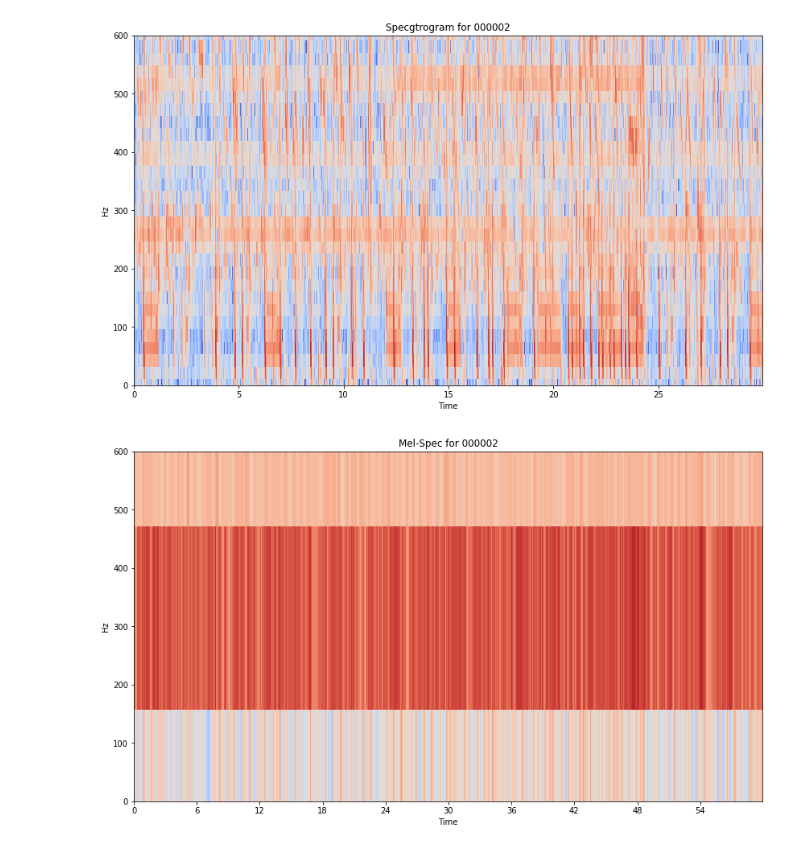
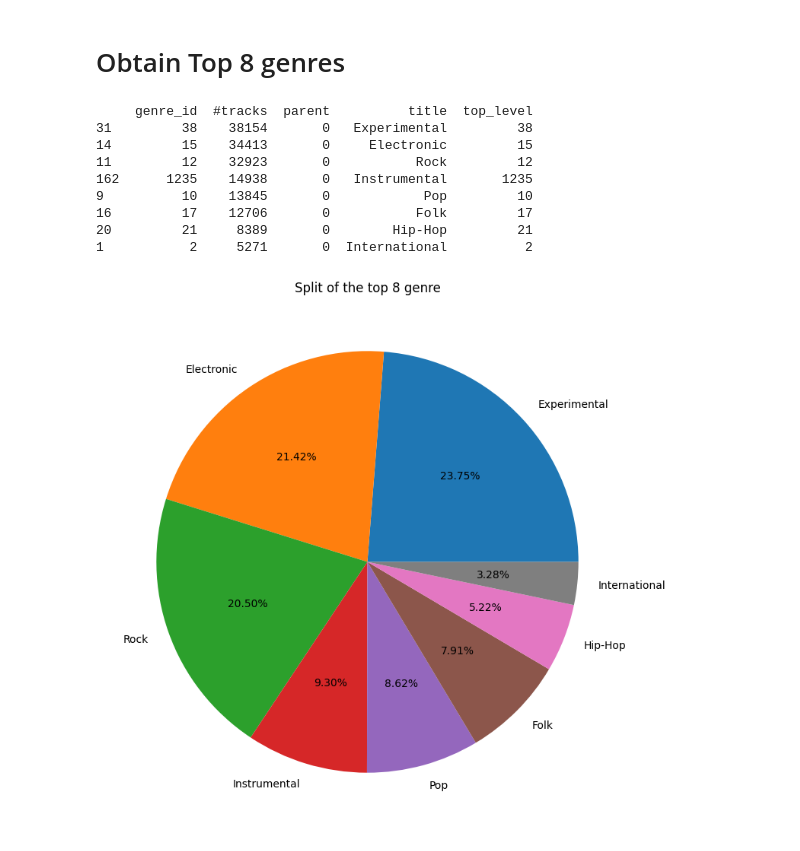
Before and after one commit to GUOliver/COMP9444-Group-Project, a Jupyter notebook: Preprocess.ipynb, the cells around one changed output. Drawn from its saved outputs; the diff is of its cells as text; code cells hidden in the pictures.

```diff
--- a/Preprocess.ipynb
+++ b/Preprocess.ipynb
@@ -48,6 +31,8 @@ x,sr = librosa.load("fma_small/000/000002.mp3",sr = None)
-# %%
-stft(x,sr,"Specgtrogram for 000002").show()
-mfcc(x,sr,"Mel-Spec for 000002").show()
-# %% [output]
-[figure, removed]
-[figure, removed]
+# %% [markdown]
+# Obtain Top 8 genres
+# %%
+base_path = "fma_metadata/"
+
+genres =  pd.read_csv(base_path+'genres.csv')
+tracks = pd.read_csv(base_path+'tracks.csv', header=[0,1],index_col = 0)
+features = pd.read_csv(base_path+'features.csv',header = [0,1,2],index_col = 0)
@@ -53,0 +41,23 @@ mfcc(x,sr,"Mel-Spec for 000002").show()
+# %%
+top_level_genre = genres.loc[genres['genre_id'] == genres['top_level']]
+sorted_genre = top_level_genre.sort_values('#tracks',ascending = False)
+top_genre = sorted_genre.head(8)
+print(top_genre)
+top_genre_id = top_genre["genre_id"]
+top_genre_title = top_genre["title"]
+plt.rcParams["figure.figsize"] = (9,9)
+plt.pie(top_genre["#tracks"], labels=top_genre["title"], autopct='%.2f%%')
+plt.title("Split of the top 8 genre")
+plt.show()
+# print(img_id)
+# %% [output]
+     genre_id  #tracks  parent          title  top_level
+31         38    38154       0   Experimental         38
+14         15    34413       0     Electronic         15
+11         12    32923       0           Rock         12
+162      1235    14938       0   Instrumental       1235
+9          10    13845       0            Pop         10
+16         17    12706       0           Folk         17
+20         21     8389       0        Hip-Hop         21
+1           2     5271       0  International          2
+[figure, added]
```
Also changed, not shown: parts of 28 cells of this notebook, 1 other file.
